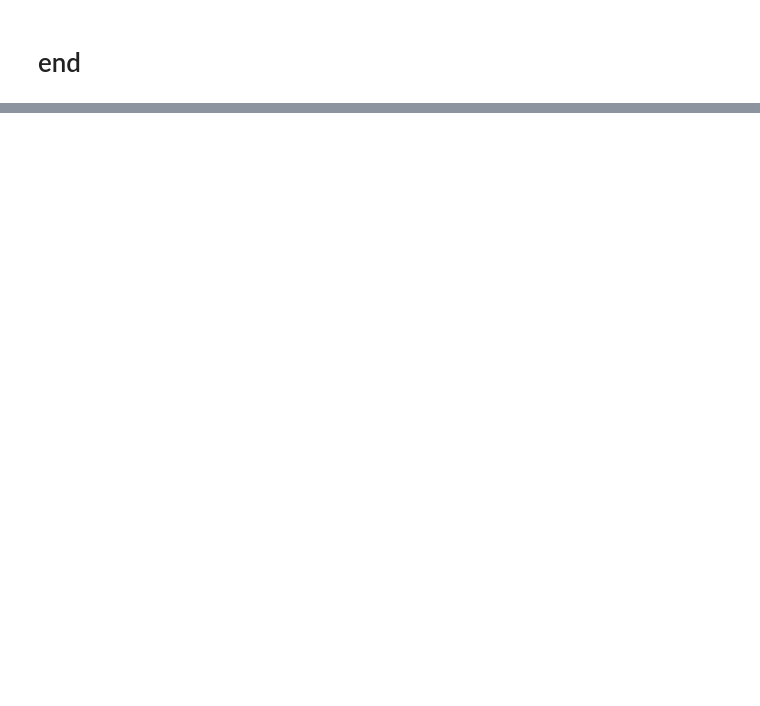
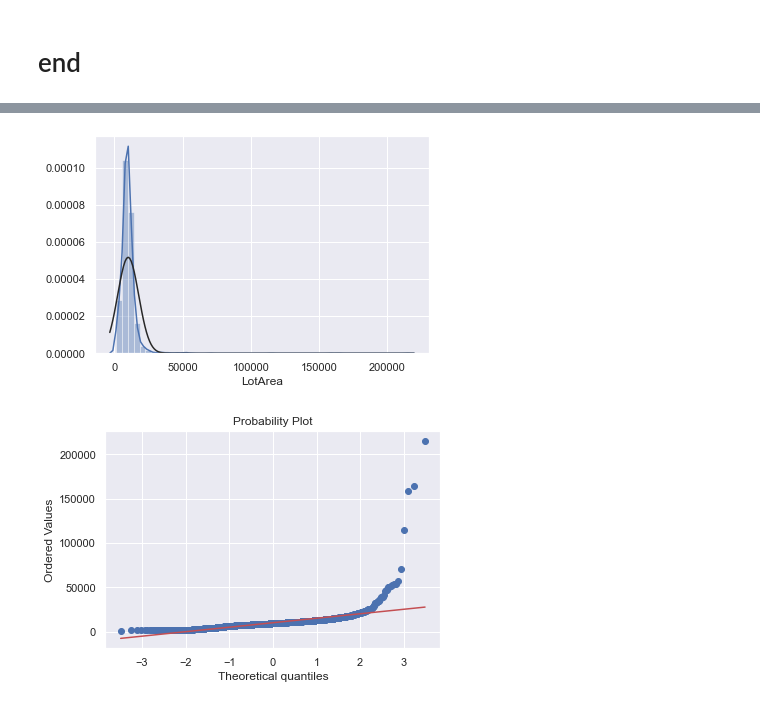
Before and after one commit to pshappycle/Home_Value_Predictor, a Jupyter notebook: Daniel/iteration2.ipynb, the cells around one changed output, grey strips where cells are left out. Saved outputs shown, nothing was run; the diff lists cells and outputs as text; code cells hidden in the pictures; blank space fills up the shorter version.

```diff
--- a/Daniel/iteration2.ipynb
+++ b/Daniel/iteration2.ipynb
@@ -327,0 +367,4 @@ Text(0.5, 1.0, 'Residual Plot')
+# %%
+test = training_df
+test = test.drop(columns=['Id'])
+# .columns.to_list()
@@ -327,0 +375,8 @@ Text(0.5, 1.0, 'Residual Plot')
+# %%
+var = test.columns.to_list()[1]
+sns.distplot(training_df[training_df[var]>0][var], fit=norm);
+fig = plt.figure()
+res = stats.probplot(training_df[training_df.TotalBsmtSF>0][var],plot=plt)
+# %% [output]
+[figure, added]
+[figure, added]
```
Also changed, not shown: parts of 35 cells of this notebook, 1 other file.
